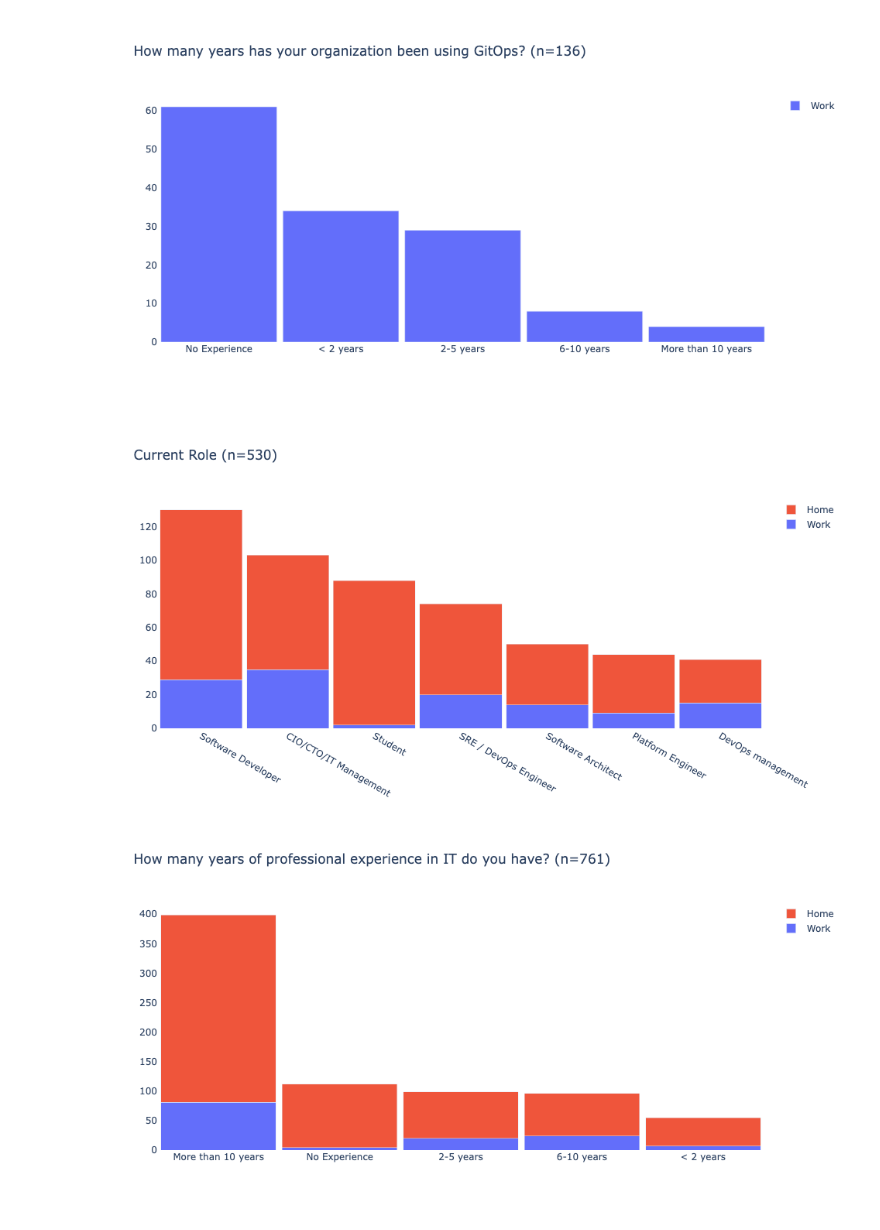
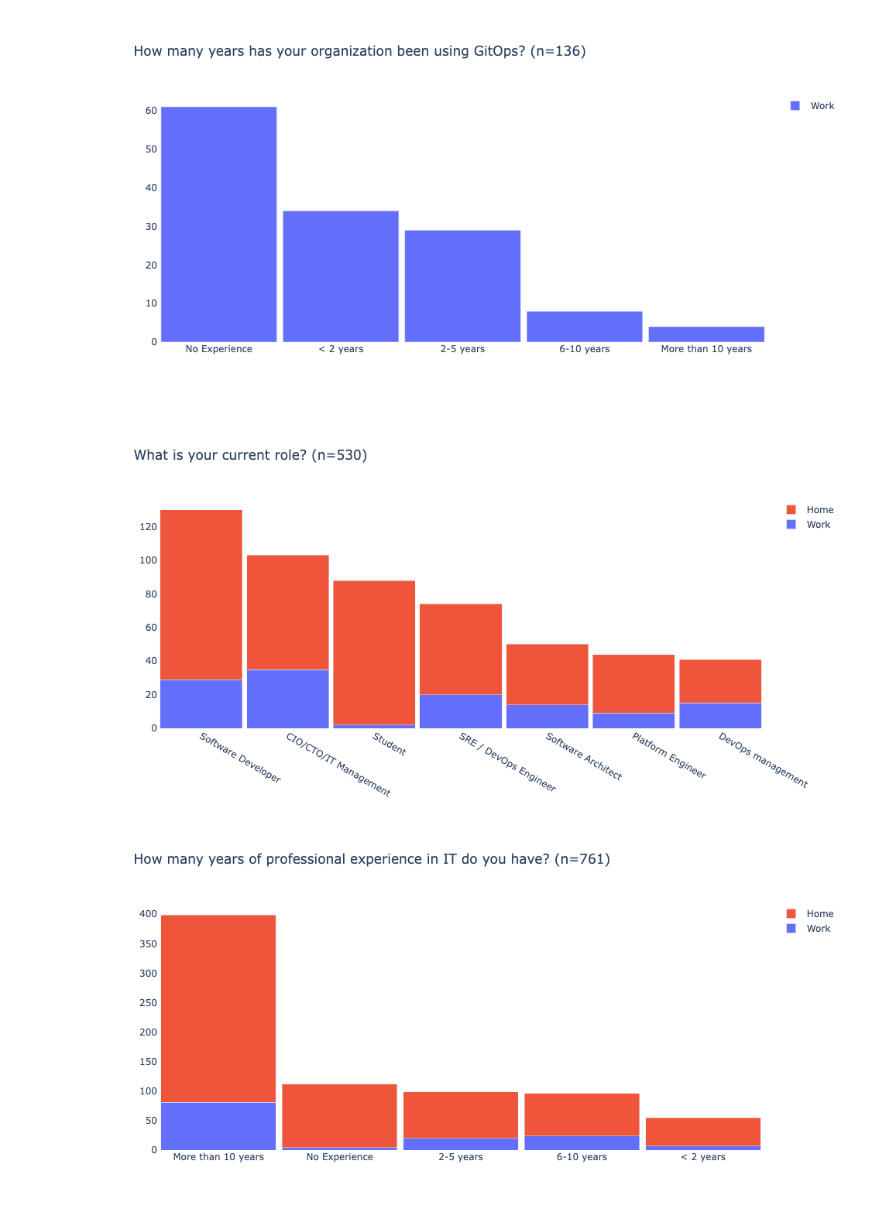
Before and after one commit to richsharples/tech-survey, a Jupyter notebook: survey2024.ipynb, the cells around one changed output. Saved outputs shown, nothing was run; the diff lists cells and outputs as text; code cells hidden in the pictures.

```diff
--- a/survey2024.ipynb
+++ b/survey2024.ipynb
@@ -58,18 +58,18 @@ raw_df.drop (columns=['#', "Response Type", "Start Date (UTC)", "Stage Date (UTC
 
 #read questions from separate file
 
-question = { }
+questions = { }
 with open('questions.csv') as f:
     reader = csv.reader(f, skipinitialspace=True)
-    question = dict(reader)
+    questions = dict(reader)
 
 
 #rename columns
 
 raw_df.rename( columns=
               {
-                question['Q1'] : 'Q1',
-                question['Q2'] : 'Q2',
+                questions['Q1'] : 'Q1',
+                questions['Q2'] : 'Q2',
                 'Other' : 'Q2Other',
                 'How many staff does your organization employ?': 'Q3',
                 'What is your organization’s annual revenue?' : 'Q4',
@@ -78,19 +78,19 @@ raw_df.rename( columns=
                 'How many years has your organization been using GitOps?' : 'Q7',
                 'What is your current role?' : 'Q8',
                 'Other.1' : 'Q8Other',
-                question['Q9'] : 'Q9',
-                question['Q10'] : 'Q10',
-                question['Q11'] : 'Q11',
-                question['Q12.A1'] : 'Q12.A1',
-                question['Q12.A2'] : 'Q12.A2',
-                question['Q12.A3'] : 'Q12.A3',
-                question['Q12.A4'] : 'Q12.A4',
-                question['Q12.A5'] : 'Q12.A5',
-                question['Q12.A6'] : 'Q12.A6',
-                question['Q12.A7'] : 'Q12.A7',
-                question['Q12.A8'] : 'Q12.A8',
-                question['Q16'] : 'Q16',
-                question['Q17'] : 'Q17'
+                questions['Q9'] : 'Q9',
+                questions['Q10'] : 'Q10',
+                questions['Q11'] : 'Q11',
+                questions['Q12.A1'] : 'Q12.A1',
+                questions['Q12.A2'] : 'Q12.A2',
+                questions['Q12.A3'] : 'Q12.A3',
+                questions['Q12.A4'] : 'Q12.A4',
+                questions['Q12.A5'] : 'Q12.A5',
+                questions['Q12.A6'] : 'Q12.A6',
+                questions['Q12.A7'] : 'Q12.A7',
+                questions['Q12.A8'] : 'Q12.A8',
+                questions['Q16'] : 'Q16',
+                questions['Q17'] : 'Q17'
               },
               inplace=True)
 # %% [output]
@@ -198,23 +196,21 @@ double_bar_chart("How many years has your organization been using GitOps?",
 # %%
 #
-# Question 8 - 'What is your current role?'
+# questions 8 - 'What is your current role?'
 #
 
 # Anything interesting in Other ?
 
 # value_counts = work_df['Q8Other'].value_counts()
 # print (value_counts)
 
 # value_counts = home_df['Q8Other'].value_counts()
 # print (value_counts)
 
-h_roles = home_df['Q8'].value_counts()
-w_roles = work_df['Q8'].value_counts()
 
-double_bar_chart("Current Role",
+double_bar_chart(questions['Q8'],
                  "Work", work_df['Q8'].value_counts()[lambda x: x > 0],
                  "Home", home_df['Q8'].value_counts()[lambda x: x > 0])
 # %% [output]
-[figure, old version]
+[figure, new version]
 # %%
 #
```
Also changed, not shown: parts of 10 cells of this notebook.
